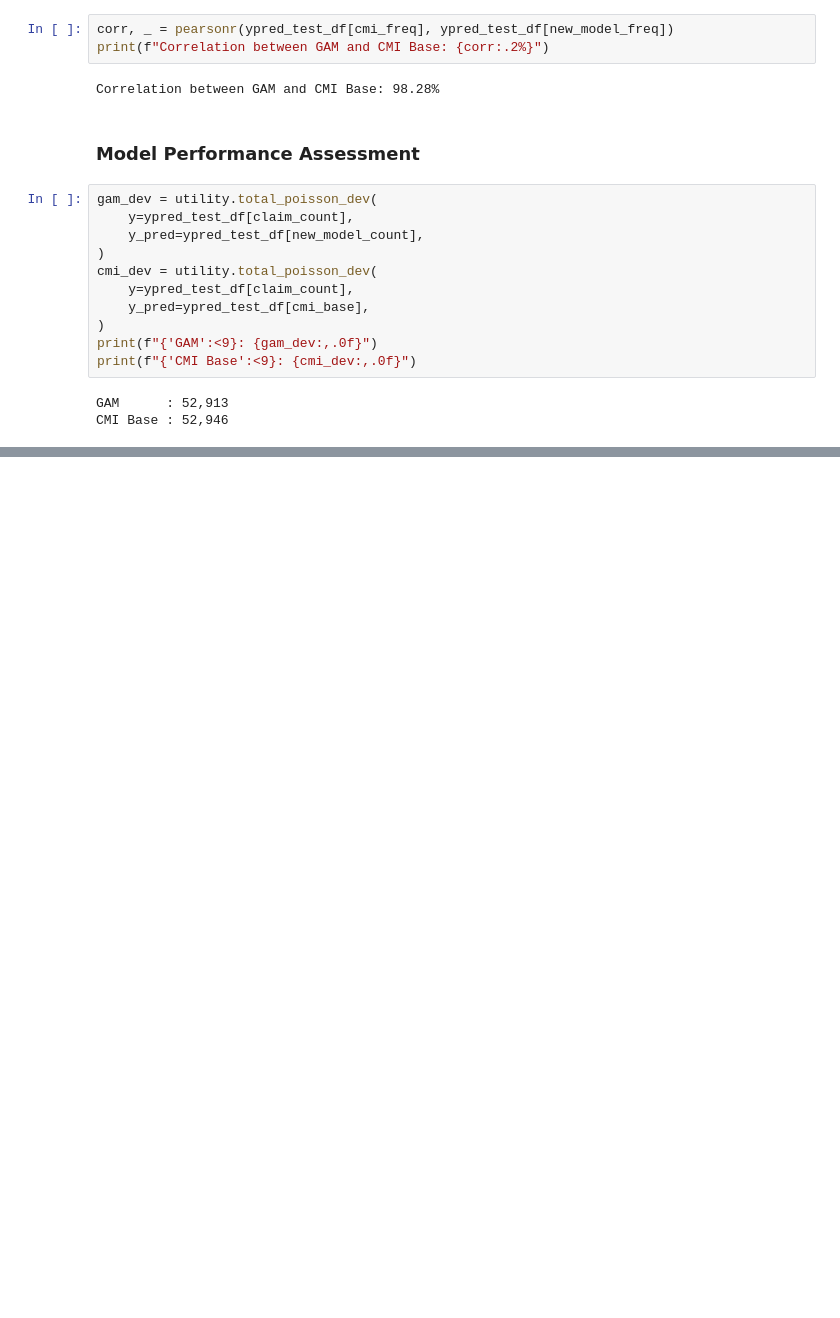
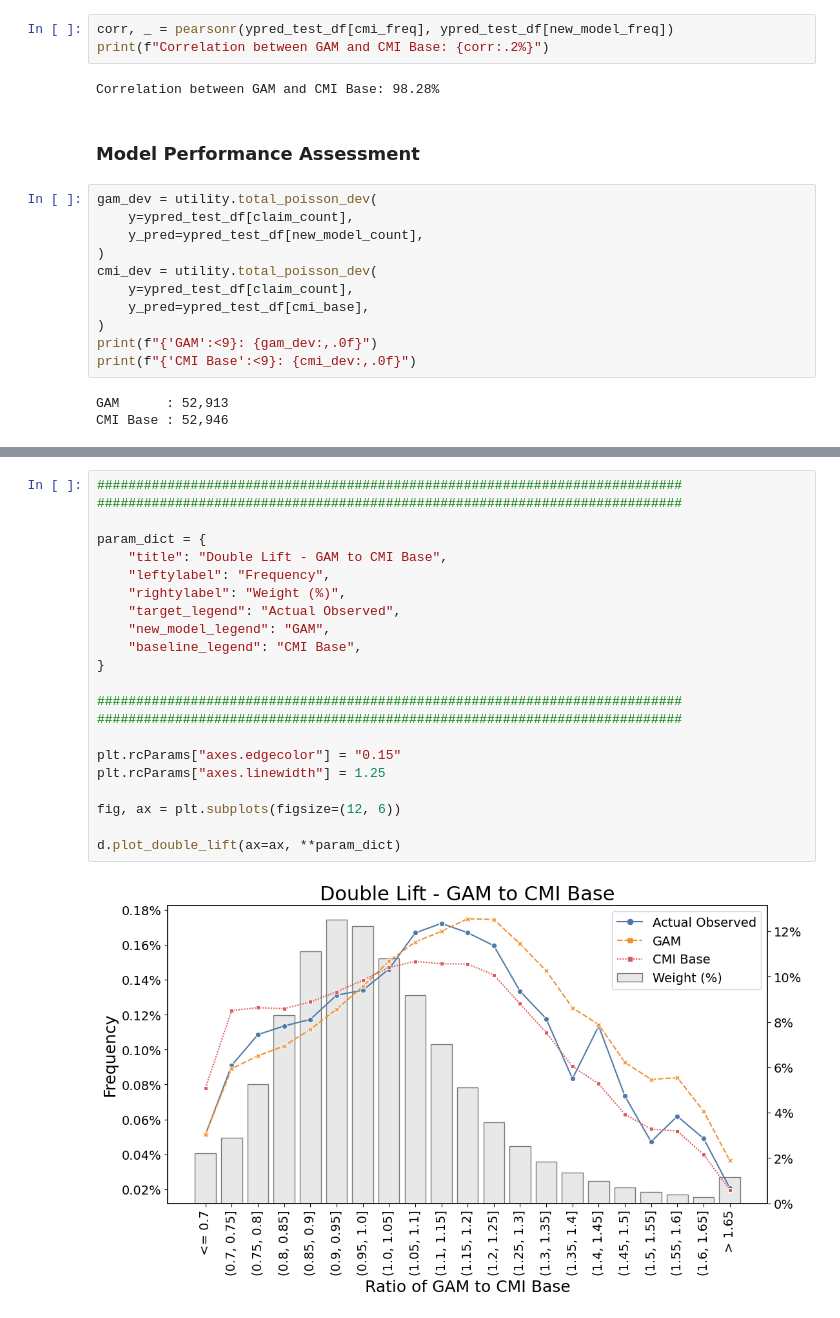
Before and after one commit to ckjackytam/ifoa-ds-health-care-wp, a Jupyter notebook: Python/Notebooks/Build-Better-Base/DB/02 - Initial Single Factor Model.ipynb, the cells around one changed output, grey strips where cells are left out. Cells and saved outputs as stored; diff of their text form; blank space fills up the shorter version.

```diff
--- a/Python/Notebooks/Build-Better-Base/DB/02 - Initial Single Factor Model.ipynb
+++ b/Python/Notebooks/Build-Better-Base/DB/02 - Initial Single Factor Model.ipynb
@@ -891,0 +922,24 @@ ax1.set_zorder(1)
+# %%
+###########################################################################
+###########################################################################
+
+param_dict = {
+    "title": "Double Lift - GAM to CMI Base",
+    "leftylabel": "Frequency",
+    "rightylabel": "Weight (%)",
+    "target_legend": "Actual Observed",
+    "new_model_legend": "GAM",
+    "baseline_legend": "CMI Base",
+}
+
+###########################################################################
+###########################################################################
+
+plt.rcParams["axes.edgecolor"] = "0.15"
+plt.rcParams["axes.linewidth"] = 1.25
+
+fig, ax = plt.subplots(figsize=(12, 6))
+
+d.plot_double_lift(ax=ax, **param_dict)
+# %% [output]
+[figure, added]
```
Also changed, not shown: parts of 16 cells of this notebook.
